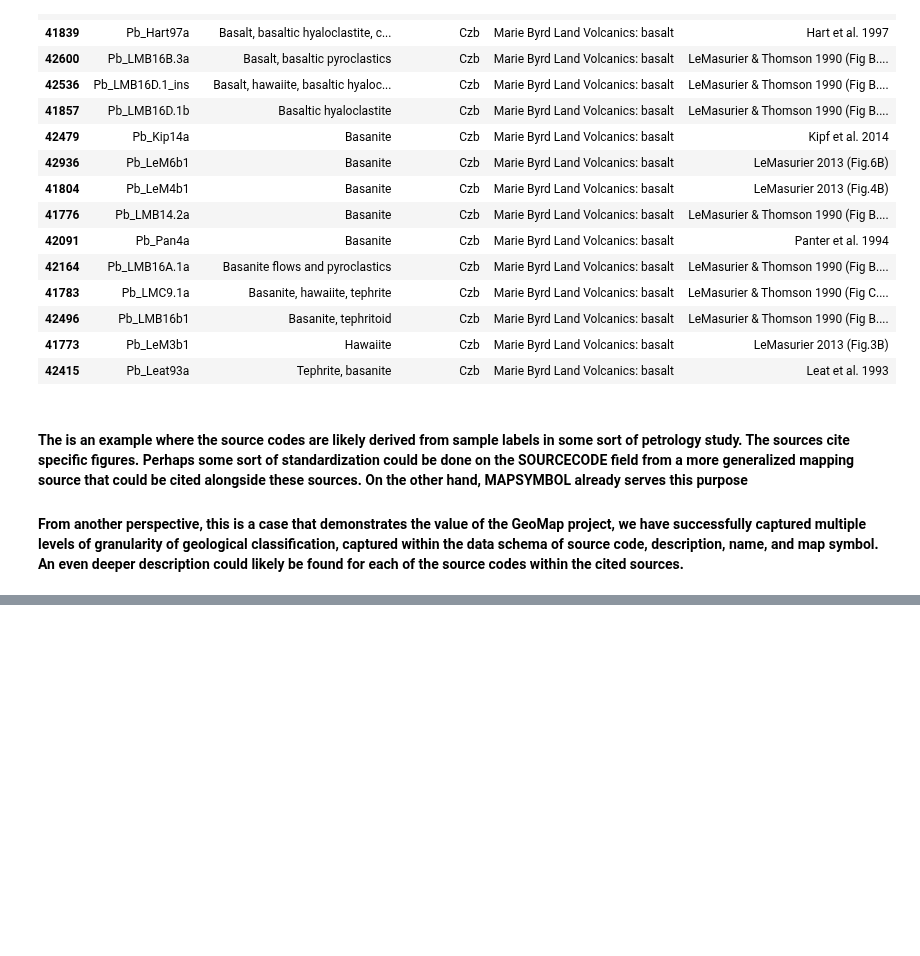
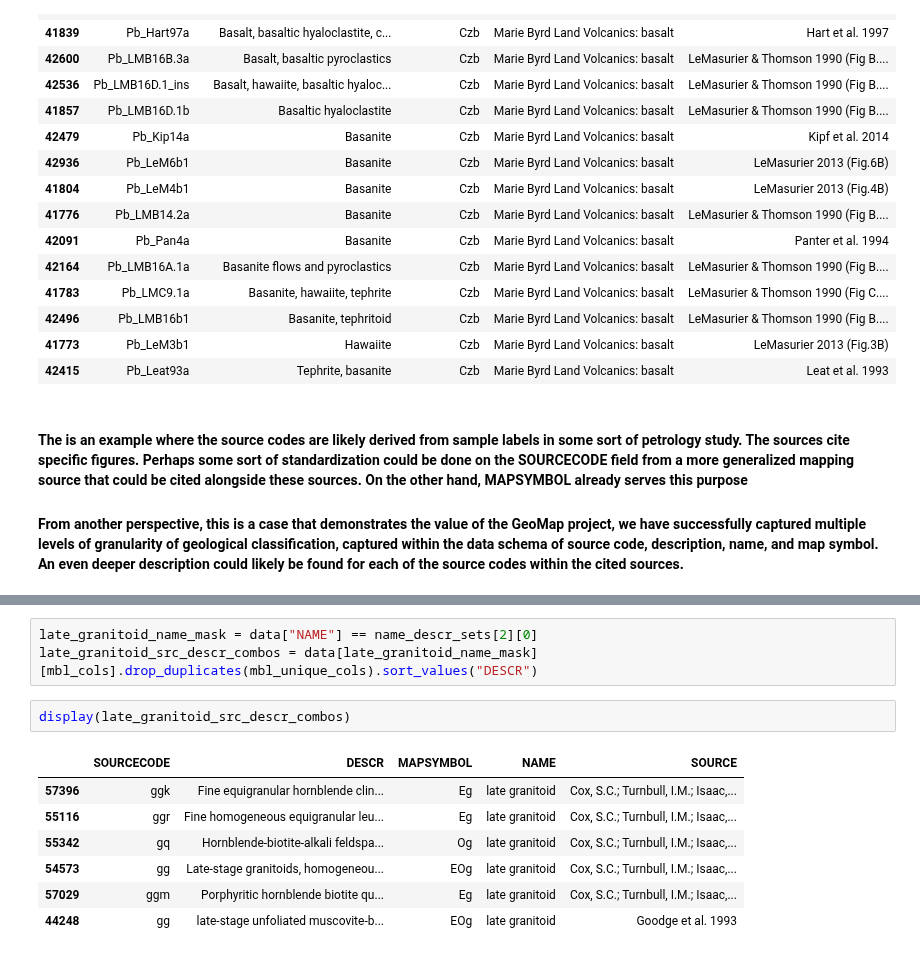
Before and after one commit to selkind/GeoMap, a Jupyter notebook: name_descr_investigation.ipynb, the cells around one changed output, grey strips where cells are left out. Drawn from its saved outputs; the diff is of its cells as text; blank space fills up the shorter version.

```diff
--- a/name_descr_investigation.ipynb
+++ b/name_descr_investigation.ipynb
@@ -192,0 +283,13 @@ There are 17 unique source codes for the polygons with the name 'Marie Byrd Land
+# %%
+late_granitoid_name_mask = data["NAME"] == name_descr_sets[2][0]
+late_granitoid_src_descr_combos = data[late_granitoid_name_mask][mbl_cols].drop_duplicates(mbl_unique_cols).sort_values("DESCR")
+# %%
+display(late_granitoid_src_descr_combos)
+# %% [output]
+|  | SOURCECODE | DESCR | MAPSYMBOL | NAME | SOURCE |
+| 57396 | ggk | Fine equigranular hornblende clin... | Eg | late granitoid | Cox, S.C.; Turnbull, I.M.; Isaac,... |
+| 55116 | ggr | Fine homogeneous equigranular leu... | Eg | late granitoid | Cox, S.C.; Turnbull, I.M.; Isaac,... |
+| 55342 | gq | Hornblende-biotite-alkali feldspa... | Og | late granitoid | Cox, S.C.; Turnbull, I.M.; Isaac,... |
+| 54573 | gg | Late-stage granitoids, homogeneou... | EOg | late granitoid | Cox, S.C.; Turnbull, I.M.; Isaac,... |
+| 57029 | ggm | Porphyritic hornblende biotite qu... | Eg | late granitoid | Cox, S.C.; Turnbull, I.M.; Isaac,... |
+| 44248 | gg | late-stage unfoliated muscovite-b... | EOg | late granitoid | Goodge et al. 1993 |
```
Also changed, not shown: parts of 30 cells of this notebook.
